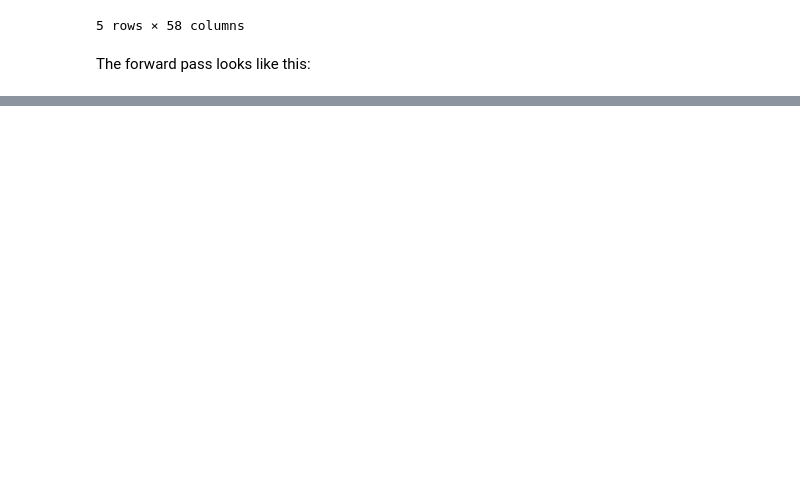
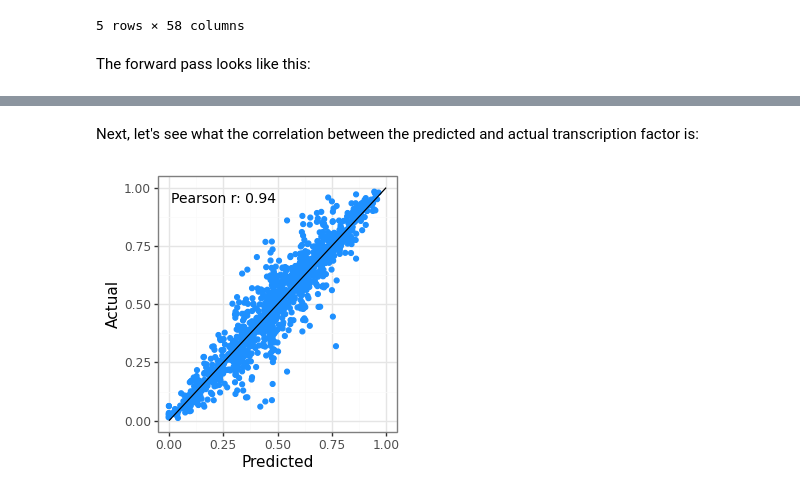
Before and after one commit to hmbaghdassarian/LEMBAS, a Jupyter notebook: notebooks/macrophageNet_new.ipynb, the cells around one changed output, grey strips where cells are left out. Saved outputs shown, nothing was run; the diff lists cells and outputs as text; code cells hidden in the pictures; blank space fills up the shorter version.

```diff
--- a/notebooks/macrophageNet_new.ipynb
+++ b/notebooks/macrophageNet_new.ipynb
@@ -318,0 +252,3 @@ i=3550, l=0.00555, s=0.859, r=0.00046, v=0
+# %%
+mod.eval()
+Y_hat, Y_full = mod(X_in)
@@ -318,0 +295,21 @@ i=3550, l=0.00555, s=0.859, r=0.00046, v=0
+# %% [markdown]
+Next, let's see what the correlation between the predicted and actual transcription factor is:
+# %%
+y_pred = Y_hat.detach().flatten().cpu().numpy()
+y_actual = y_out.detach().flatten().cpu().numpy()
+
+pr, _ = pearsonr(y_pred, y_actual)
+
+viz_df = pd.DataFrame(data = {'Predicted': y_pred, 'Actual': y_actual})
+width, height = 3, 3
+p2 = (
+    p9.ggplot() +
+    p9.geom_point(data = viz_df, mapping = p9.aes(x='Predicted', y = 'Actual'), color = '#1E90FF') +
+    p9.geom_line(data = pd.DataFrame(data = {'x': [0,1], 'y': [0, 1]}), mapping = p9.aes(x='x', y = 'y'), color = 'black') +
+    p9.theme_bw() +
+    p9.theme(figure_size=(width, height)) +
+    p9.annotate(geom = 'text', x=0.25, y = 0.95, label = 'Pearson r: {:.2f}'.format(pr), size = 10)
+)
+p2.draw()
+# %% [output]
+[figure, added]
```
Also changed, not shown: parts of 24 cells of this notebook, 11 other files.
